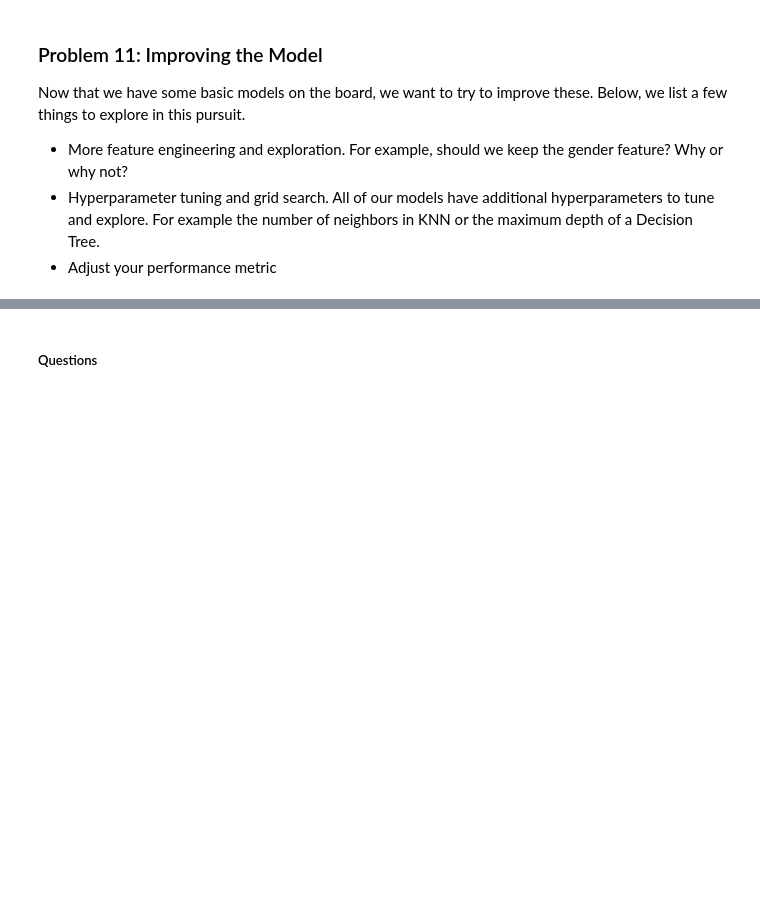
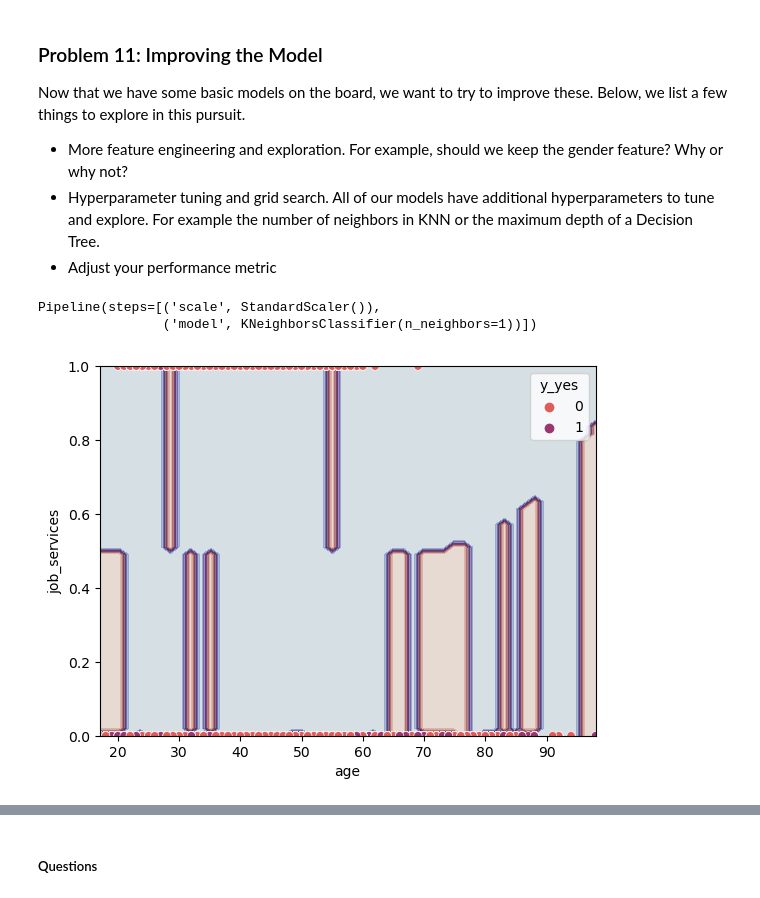
Before and after one commit to vaibhavlaghane/classifiers_bank_deposit_data, a Jupyter notebook: prompt_III.ipynb, the cells around one changed output, grey strips where cells are left out. Drawn from its saved outputs; the diff is of its cells as text; code cells hidden in the pictures; blank space fills up the shorter version.

Commit message:
knn and decision tree graphs

```diff
--- a/prompt_III.ipynb
+++ b/prompt_III.ipynb
@@ -360,3 +356,43 @@ Now that we have some basic models on the board, we want to try to improve these
 - More feature engineering and exploration.  For example, should we keep the gender feature?  Why or why not?
 - Hyperparameter tuning and grid search.  All of our models have additional hyperparameters to tune and explore.  For example the number of neighbors in KNN or the maximum depth of a Decision Tree.
 - Adjust your performance metric
+# %%
+# X = new_df.drop(['y_yes','y_no'],axis=1)
+# y = new_df[ 'y_yes']
+
+# X_train, X_test, y_train, y_test = train_test_split(X, y, random_state = 32, test_size=.3)
+
+# X_train#,
+# X_test#,
+# y_train#,
+# y_test
+
+
+X1 = X_train[['age', 'job_services']]
+y = y_train
+
+def make_plot(estimator):
+    xx = np.linspace(X1.iloc[:, 0].min(), X1.iloc[:, 0].max(), 50)
+    yy = np.linspace(X1.iloc[:, 1].min(), X1.iloc[:, 1].max(), 50)
+    XX, YY = np.meshgrid(xx, yy)
+    grid = np.c_[XX.ravel(), YY.ravel()]
+    labels = pd.factorize(estimator.predict(grid))[0]
+    plt.contourf(xx, yy, labels.reshape(XX.shape), cmap = 'twilight', alpha = 0.6)
+    sns.scatterplot(data = X1, x = 'age', y = 'job_services', hue = y,  palette = 'flare')
+# %%
+
+### GRADED
+knn_pipe_1 = ''
+
+### BEGIN SOLUTION
+knn_pipe_1 = Pipeline([('scale', StandardScaler()),
+                      ('model', KNeighborsClassifier(n_neighbors=1))]).fit(X1, y)
+### END SOLUTION
+
+### ANSWER CHECK
+print(knn_pipe_1)
+make_plot(knn_pipe_1)
+# %% [output]
+Pipeline(steps=[('scale', StandardScaler()),
+                ('model', KNeighborsClassifier(n_neighbors=1))])
+[figure, added]
```
Also changed, not shown: parts of 13 cells of this notebook.
